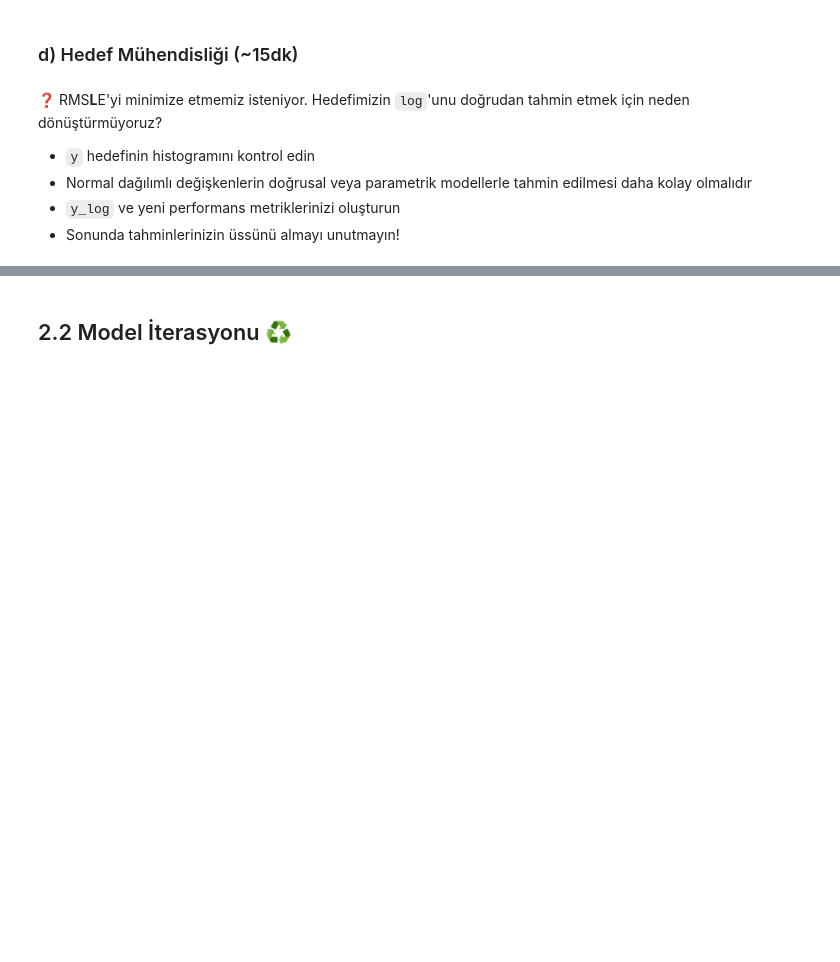
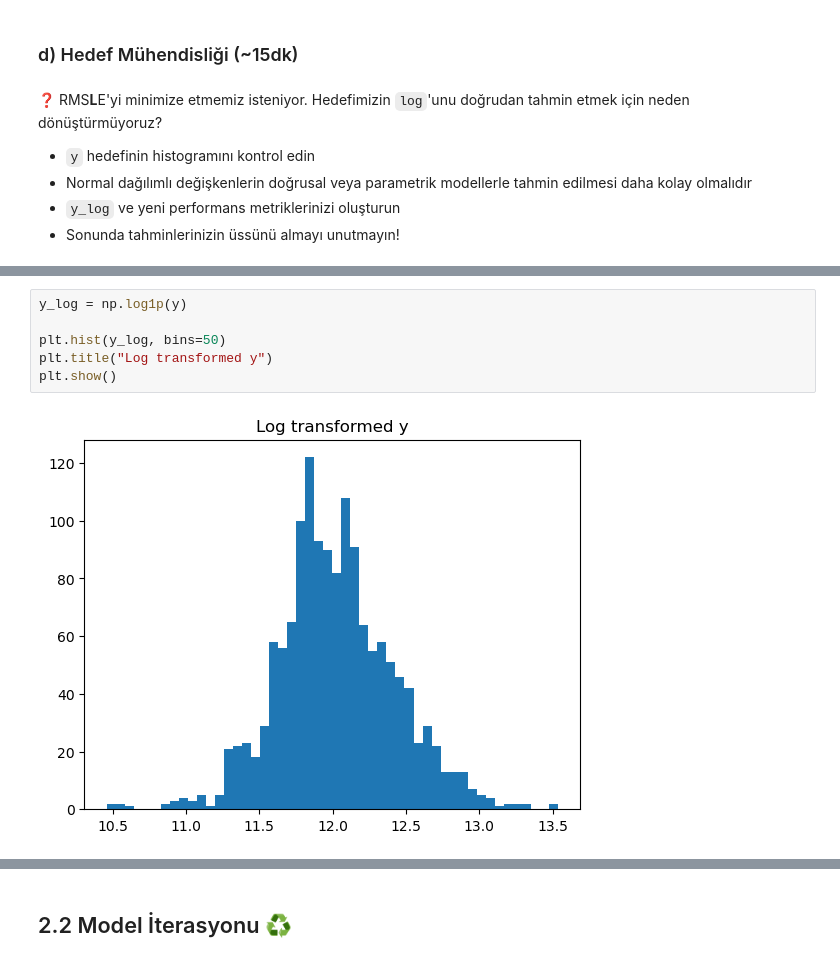
Before and after one commit to buseozgur/S17D2-S-kaggle-competition, a Jupyter notebook: houses_kaggle_competition.ipynb, the cells around one changed output, grey strips where cells are left out. Cells and saved outputs as stored; diff of their text form; blank space fills up the shorter version.

```diff
--- a/houses_kaggle_competition.ipynb
+++ b/houses_kaggle_competition.ipynb
@@ -562,0 +672,8 @@ Pipeline'ınızın sonuna bir [`VarianceThreshold`](https://scikit-learn.org/sta
+# %%
+y_log = np.log1p(y)
+
+plt.hist(y_log, bins=50)
+plt.title("Log transformed y")
+plt.show()
+# %% [output]
+[figure, added]
```
Also changed, not shown: parts of 19 cells of this notebook.
